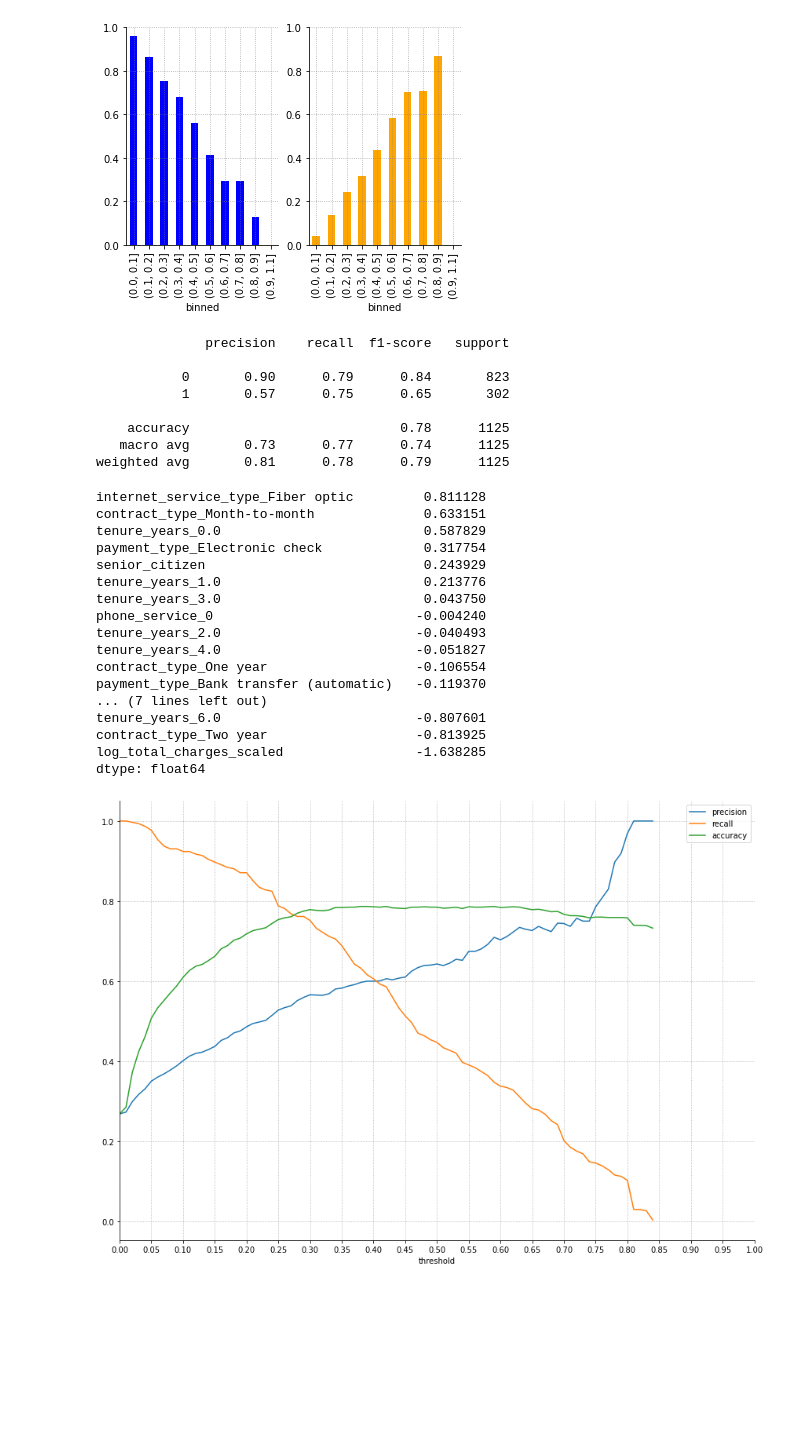
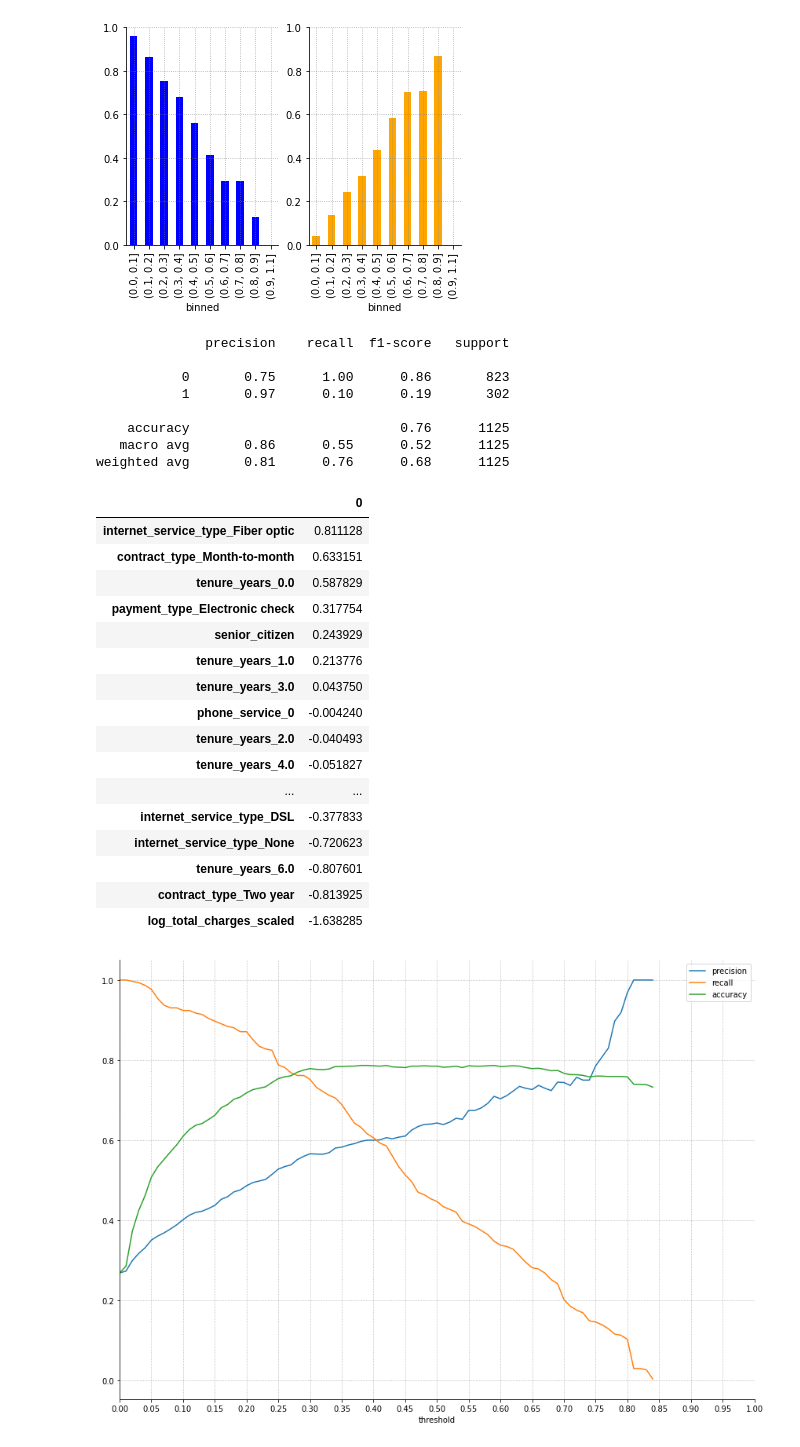
Before and after one commit to ravinder79/Telco_Churn, a Jupyter notebook: modeling.ipynb, the cells around one changed output. Saved outputs shown, nothing was run; the diff lists cells and outputs as text; code cells hidden in the pictures; blank space fills up the shorter version.

```diff
--- a/modeling.ipynb
+++ b/modeling.ipynb
@@ -141,43 +141,45 @@ plt.ylim(0,1.0)
 y_pred = logit.predict(X_validate_scaled)
 y_pred_proba = logit.predict_proba(X_validate_scaled)
 y_pred_proba = pd.DataFrame(y_pred_proba, columns = ['no churn', 'churn'])
-t = 0.30
+t = 0.8
 yhat = (y_pred_proba > t).astype(int)
 print(classification_report(y_validate, yhat.churn))
 # %% [output]
               precision    recall  f1-score   support
 
-           0       0.90      0.79      0.84       823
-           1       0.57      0.75      0.65       302
+           0       0.75      1.00      0.86       823
+           1       0.97      0.10      0.19       302
 
-    accuracy                           0.78      1125
-   macro avg       0.73      0.77      0.74      1125
-weighted avg       0.81      0.78      0.79      1125
+    accuracy                           0.76      1125
+   macro avg       0.86      0.55      0.52      1125
+weighted avg       0.81      0.76      0.68      1125
 # %%
 # Generate csv file for whole dataset
 #y_pred = logit.predict(X_validate_scaled)
 # %%
 weights = pd.Series(logit.coef_[0],
 index=X_train_scaled.columns.values)
-weights.sort_values(ascending = False)
+features = pd.DataFrame(weights.sort_values(ascending = False))
+#features.to_csv('features.csv')
+features
 # %% [output]
-internet_service_type_Fiber optic         0.811128
-contract_type_Month-to-month              0.633151
-tenure_years_0.0                          0.587829
-payment_type_Electronic check             0.317754
-senior_citizen                            0.243929
-tenure_years_1.0                          0.213776
-tenure_years_3.0                          0.043750
-phone_service_0                          -0.004240
-tenure_years_2.0                         -0.040493
-tenure_years_4.0                         -0.051827
-contract_type_One year                   -0.106554
-payment_type_Bank transfer (automatic)   -0.119370
-... (7 lines left out)
-tenure_years_6.0                         -0.807601
-contract_type_Two year                   -0.813925
-log_total_charges_scaled                 -1.638285
-dtype: float64
+|  | 0 |
+| internet_service_type_Fiber optic | 0.811128 |
+| contract_type_Month-to-month | 0.633151 |
+| tenure_years_0.0 | 0.587829 |
+| payment_type_Electronic check | 0.317754 |
+| senior_citizen | 0.243929 |
+| tenure_years_1.0 | 0.213776 |
+| tenure_years_3.0 | 0.043750 |
+| phone_service_0 | -0.004240 |
+| tenure_years_2.0 | -0.040493 |
+| tenure_years_4.0 | -0.051827 |
+| ... | ... |
+| internet_service_type_DSL | -0.377833 |
+| internet_service_type_None | -0.720623 |
+| tenure_years_6.0 | -0.807601 |
+| contract_type_Two year | -0.813925 |
+| log_total_charges_scaled | -1.638285 |
 # %%
 logistic_regression_util.plot_metrics_by_thresholds(y_validate.churn, y_pred_proba.churn)
 # %% [output]
```
Also changed, not shown: parts of 8 cells of this notebook.
